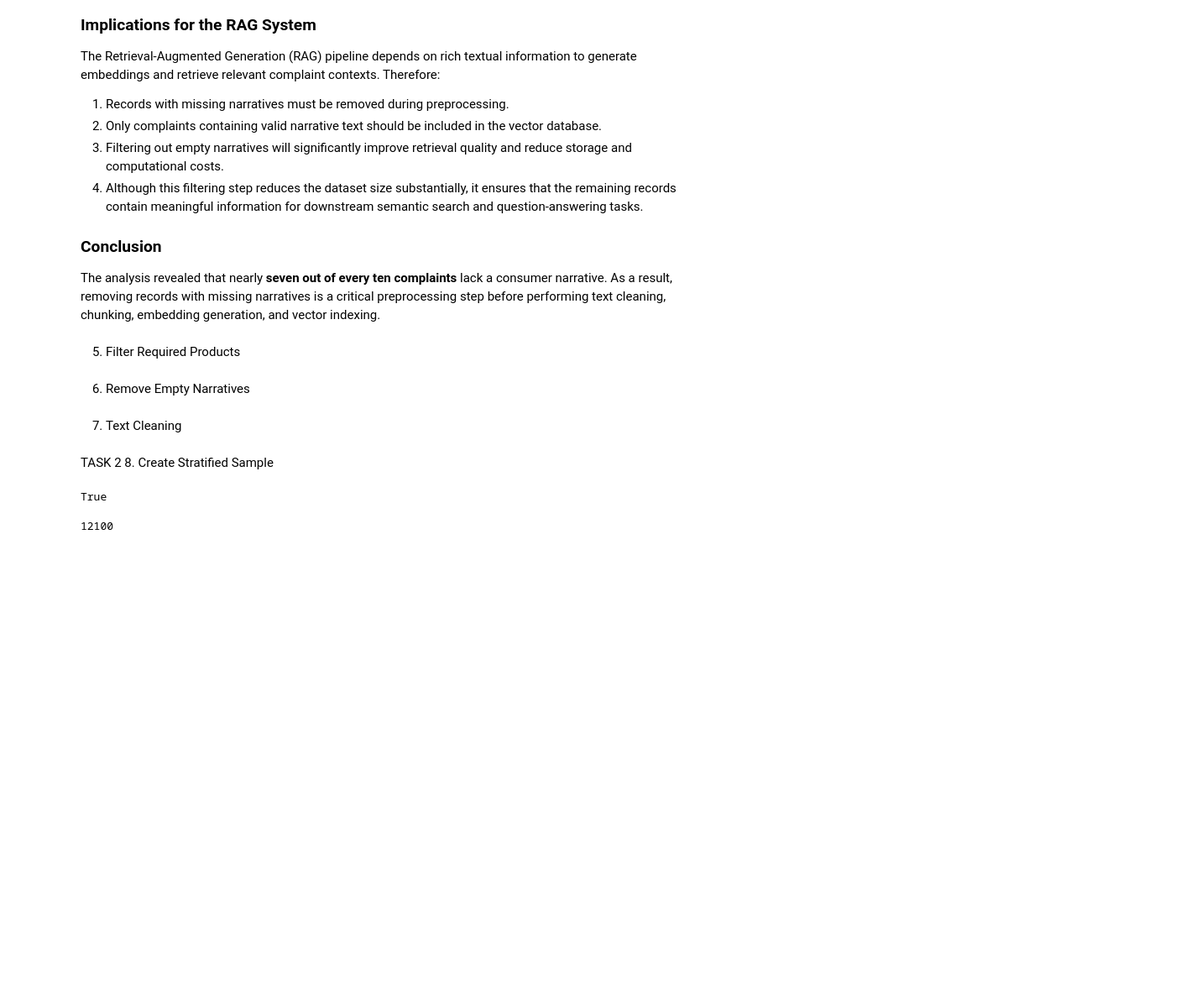
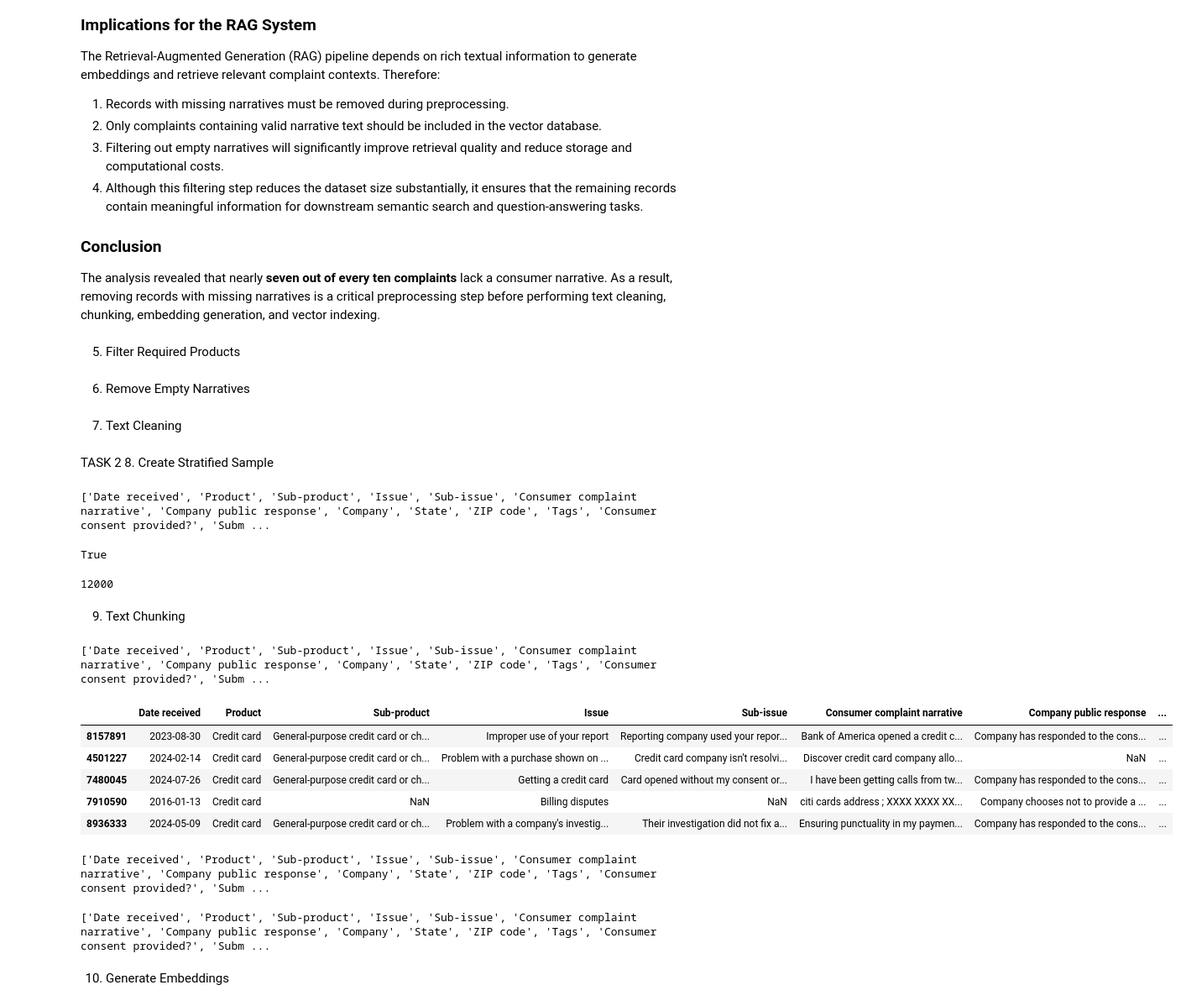
Before and after one commit to Lalisecf/rag-complaint-chatbot-week7, a Jupyter notebook: notebooks/task1_eda.ipynb, the cells around one changed output. Shown at 84% size. Drawn from its saved outputs; the diff is of its cells as text; code cells hidden in the pictures; blank space fills up the shorter version.

```diff
--- a/notebooks/task1_eda.ipynb
+++ b/notebooks/task1_eda.ipynb
@@ -306,22 +306,16 @@ TASK 2
 #10k–15k complaints
 from sklearn.model_selection import train_test_split
 
-sample_df = (
-filtered_df
-.groupby("Product")
-.apply(
-lambda x: x.sample(
-frac=0.1,
-random_state=42
+sample_df, _ = train_test_split(
+    filtered_df,
+    train_size=12000,
+    stratify=filtered_df["Product"],
+    random_state=42
 )
-)
-.reset_index(drop=True)
-)
-sample_df = (
-    filtered_df
-    .groupby("Product", group_keys=False)
-    .apply(lambda x: x.sample(frac=0.15, random_state=42))
-)
+
+print(sample_df.columns.tolist())
+# %% [output]
+['Date received', 'Product', 'Sub-product', 'Issue', 'Sub-issue', 'Consumer complaint narrative', 'Company public response', 'Company', 'State', 'ZIP code', 'Tags', 'Consumer consent provided?', 'Subm ...
 # %%
 #Target
 10000 <= len(sample_df) <= 15000
@@ -330,10 +324,12 @@ True
 # %%
 len(sample_df)
 # %% [output]
-12100
+12000
 # %%
 #Save
 sample_df.to_csv(
 "../data/processed/sample_complaints.csv",
 index=False
 )
+# %% [markdown]
+9. Text Chunking
@@ -339,0 +343,21 @@ index=False
+# %%
+print(sample_df.columns.tolist())
+# %% [output]
+['Date received', 'Product', 'Sub-product', 'Issue', 'Sub-issue', 'Consumer complaint narrative', 'Company public response', 'Company', 'State', 'ZIP code', 'Tags', 'Consumer consent provided?', 'Subm ...
+# %%
+sample_df.head()
+# %% [output]
+|  | Date received | Product | Sub-product | Issue | Sub-issue | Consumer complaint narrative | Company public response | ... |
+| 8157891 | 2023-08-30 | Credit card | General-purpose credit card or ch... | Improper use of your report | Reporting company used your repor... | Bank of America opened a credit c... | Company has responded to the cons... | ... |
+| 4501227 | 2024-02-14 | Credit card | General-purpose credit card or ch... | Problem with a purchase shown on ... | Credit card company isn't resolvi... | Discover credit card company allo... | NaN | ... |
+| 7480045 | 2024-07-26 | Credit card | General-purpose credit card or ch... | Getting a credit card | Card opened without my consent or... | I have been getting calls from tw... | Company has responded to the cons... | ... |
+| 7910590 | 2016-01-13 | Credit card | NaN | Billing disputes | NaN | citi cards address ; XXXX XXXX XX... | Company chooses not to provide a ... | ... |
+| 8936333 | 2024-05-09 | Credit card | General-purpose credit card or ch... | Problem with a company's investig... | Their investigation did not fix a... | Ensuring punctuality in my paymen... | Company has responded to the cons... | ... |
+# %%
+print(df.columns.tolist())
+# %% [output]
+['Date received', 'Product', 'Sub-product', 'Issue', 'Sub-issue', 'Consumer complaint narrative', 'Company public response', 'Company', 'State', 'ZIP code', 'Tags', 'Consumer consent provided?', 'Subm ...
+# %%
+print(filtered_df.columns.tolist())
+# %% [output]
+['Date received', 'Product', 'Sub-product', 'Issue', 'Sub-issue', 'Consumer complaint narrative', 'Company public response', 'Company', 'State', 'ZIP code', 'Tags', 'Consumer consent provided?', 'Subm ...
@@ -339,0 +384,2 @@ index=False
+# %% [markdown]
+10. Generate Embeddings
```
Also changed, not shown: parts of 9 cells of this notebook, 2 other files.
